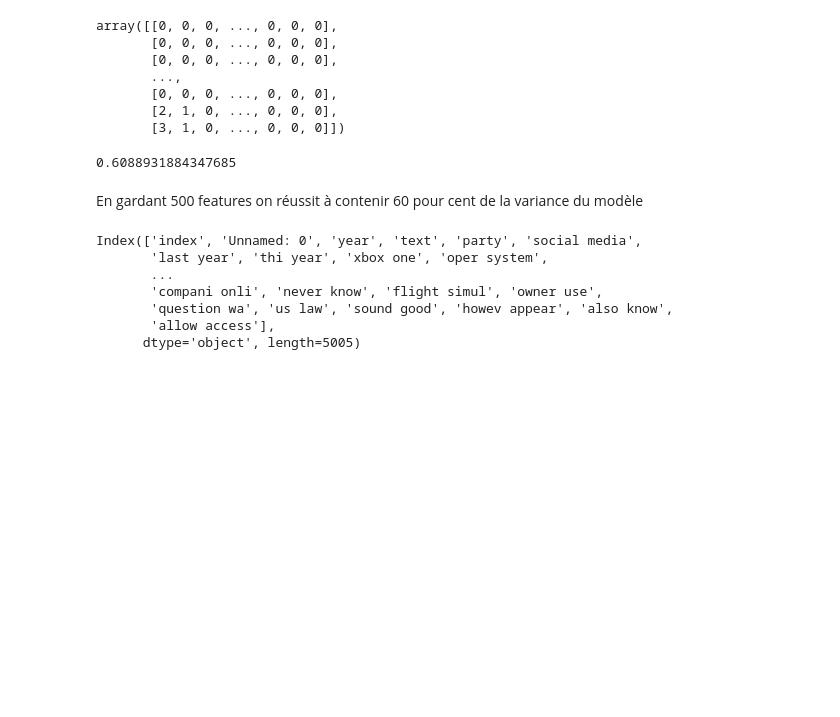
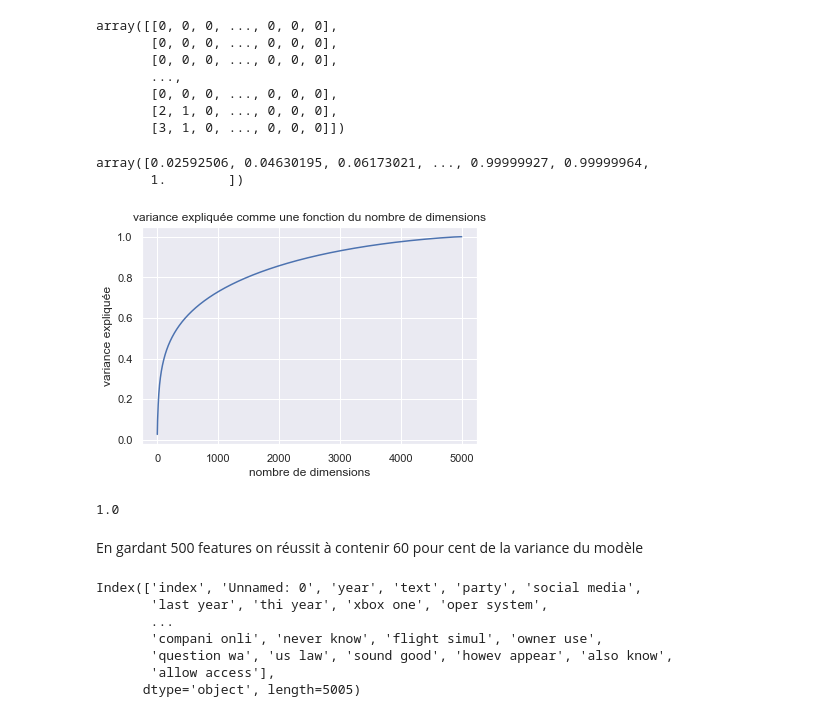
Before and after one commit to ismakrout/NLP-project, a Jupyter notebook: NB_5.ipynb, the cells around one changed output. Saved outputs shown, nothing was run; the diff lists cells and outputs as text; code cells hidden in the pictures; blank space fills up the shorter version.

```diff
--- a/NB_5.ipynb
+++ b/NB_5.ipynb
@@ -122,12 +138,36 @@ array([[0, 0, 0, ..., 0, 0, 0],
 # %%
 from sklearn.decomposition import PCA
 # %%
-pca = PCA(n_components = 500)
+pca = PCA(n_components = 5000)
 X_train_bis = pca.fit_transform(X_train)
+# %%
+(pca.explained_variance_ratio_).cumsum()
+# %% [output]
+array([0.02592506, 0.04630195, 0.06173021, ..., 0.99999927, 0.99999964,
+       1.        ])
+# %%
+import matplotlib.pyplot as plt
+
+# Define x and y values
+x = [k for k in range(1,5001)]
+y = (pca.explained_variance_ratio_).cumsum()
+
+# Plot the graph
+plt.plot(x, y)
+
+# Set the axis labels and title
+plt.xlabel('nombre de dimensions')
+plt.ylabel('variance expliquée')
+plt.title('variance expliquée comme une fonction du nombre de dimensions')
+
+# Show the graph
+plt.show()
+# %% [output]
+[figure, added]
 # %%
 (pca.explained_variance_ratio_).sum()
 # %% [output]
-0.6088931884347685
+1.0
 # %% [markdown]
 En gardant 500 features on réussit à contenir 60 pour cent de la variance du modèle
 # %%
```
Also changed, not shown: parts of 19 cells of this notebook.
